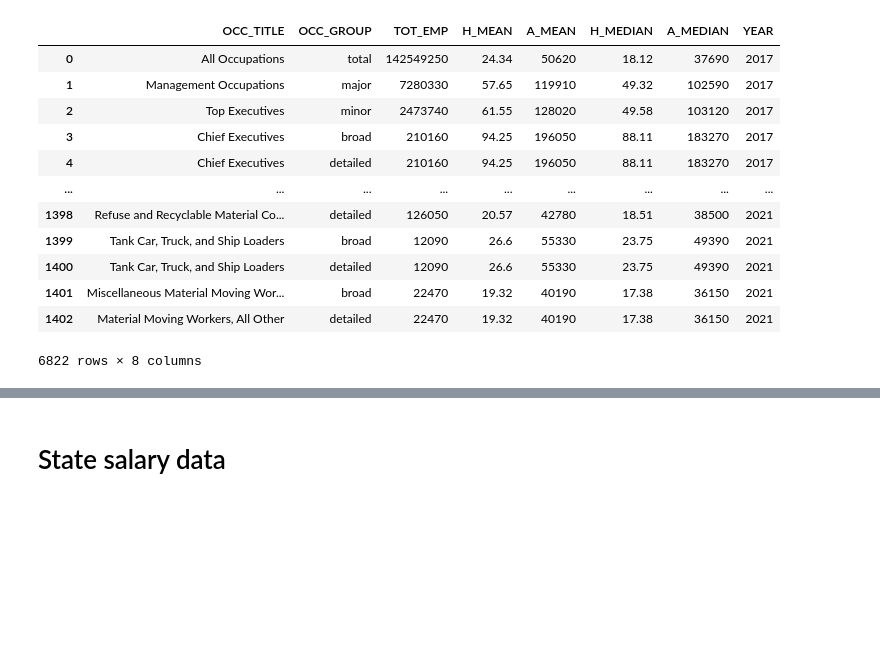
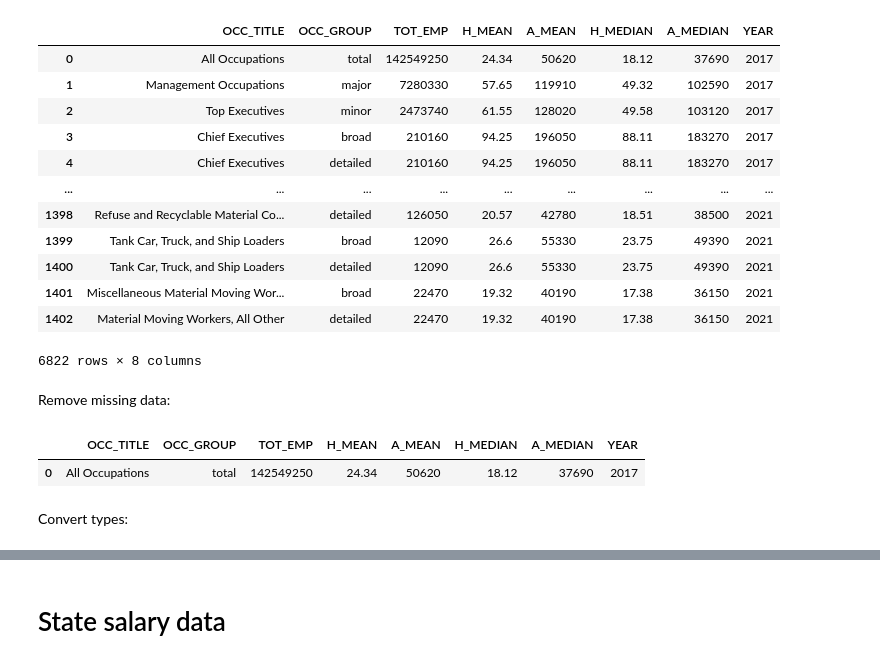
Before and after one commit to sammoe60/data-vikings, a Jupyter notebook: poverty .ipynb, the cells around one changed output, grey strips where cells are left out. Drawn from its saved outputs; the diff is of its cells as text; code cells hidden in the pictures; blank space fills up the shorter version.

Commit message:
Machine learning files and folder, fixed types

```diff
--- a/poverty .ipynb
+++ b/poverty .ipynb
@@ -157,3 +165,17 @@ national_df
 | 1401 | Miscellaneous Material Moving Wor... | broad | 22470 | 19.32 | 40190 | 17.38 | 36150 | 2021 |
 | 1402 | Material Moving Workers, All Other | detailed | 22470 | 19.32 | 40190 | 17.38 | 36150 | 2021 |
 6822 rows × 8 columns
+# %% [markdown]
+Remove missing data:
+# %%
+cols = list(national_df.columns)
+for col in cols:
+    national_df = national_df[national_df[col] != '#']
+    national_df = national_df[national_df[col] != '*']
+    national_df = national_df[national_df[col] != '**']
+national_df.head(1)
+# %% [output]
+|  | OCC_TITLE | OCC_GROUP | TOT_EMP | H_MEAN | A_MEAN | H_MEDIAN | A_MEDIAN | YEAR |
+| 0 | All Occupations | total | 142549250 | 24.34 | 50620 | 18.12 | 37690 | 2017 |
+# %% [markdown]
+Convert types:
```
Also changed, not shown: parts of 6 cells of this notebook, 6 other files.
